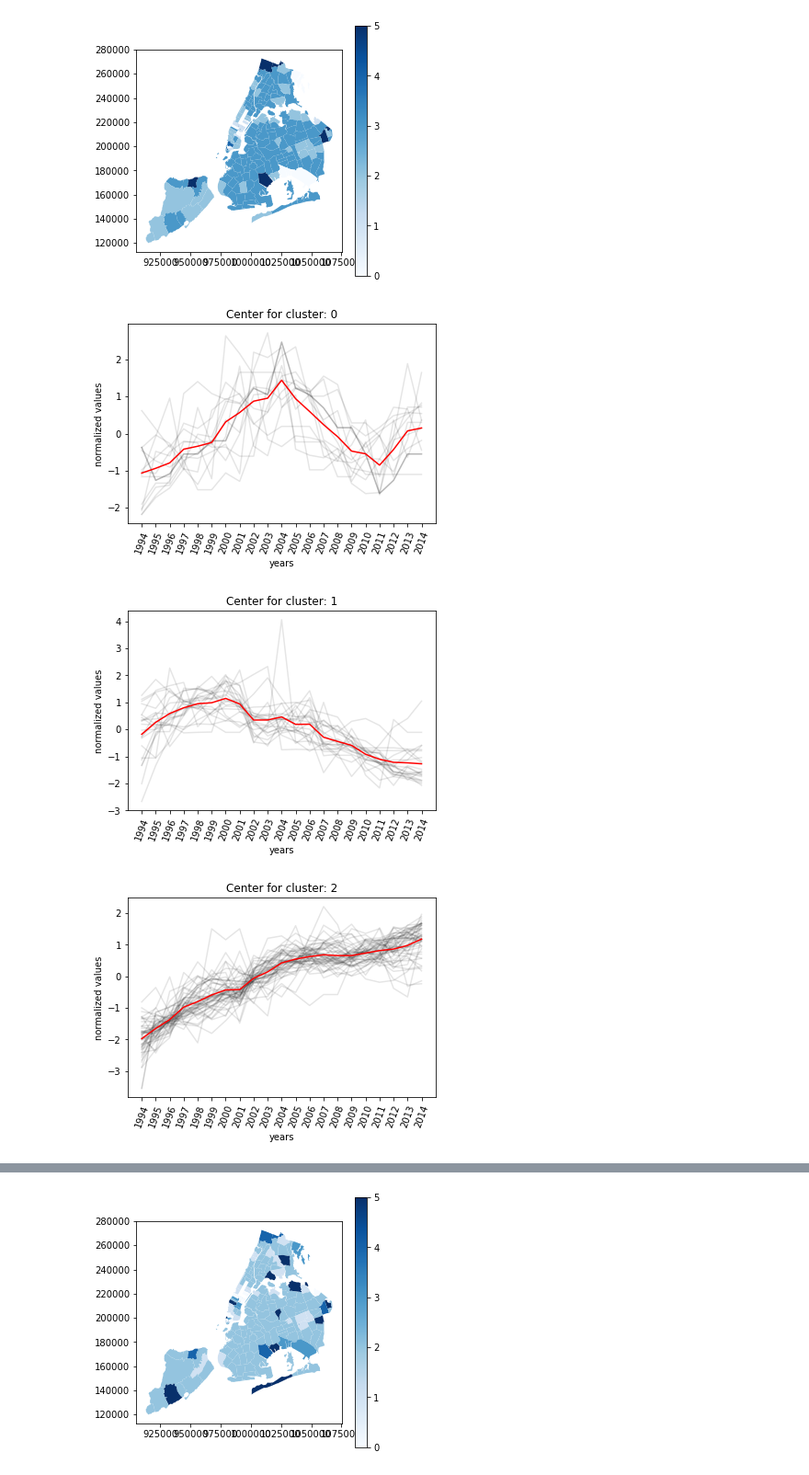
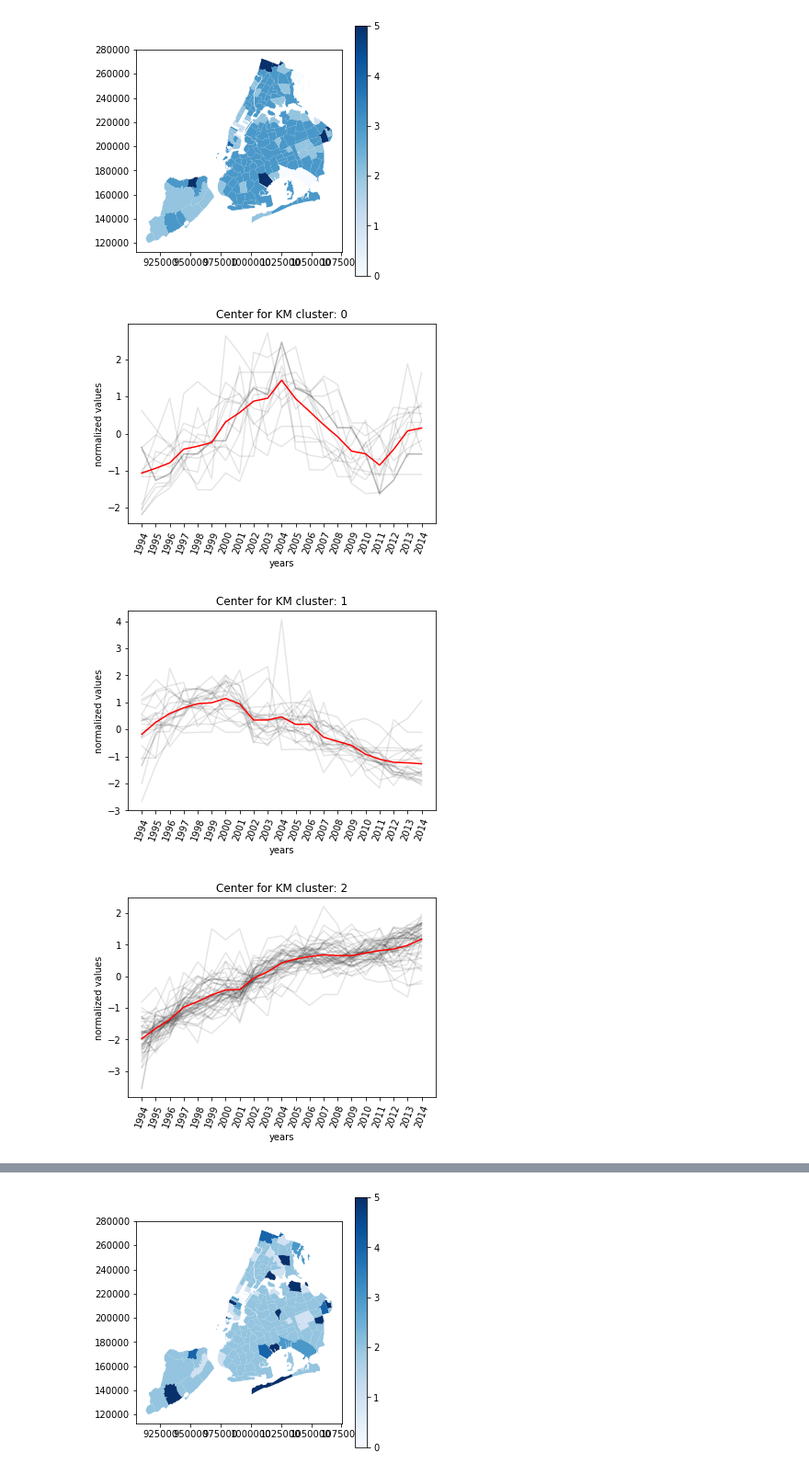
Before and after one commit to SPTKL/PUI2017_bc1561, a Jupyter notebook: HW11_bc1561/HW11_Assignment1_instructions.ipynb, the cells around one changed output, grey strips where cells are left out. Shown at 92% size. Drawn from its saved outputs; the diff is of its cells as text; code cells hidden in the pictures.

```diff
--- a/HW11_bc1561/HW11_Assignment1_instructions.ipynb
+++ b/HW11_bc1561/HW11_Assignment1_instructions.ipynb
@@ -208,16 +208,16 @@ data.plot(column = 'KM7', cmap="Blues", figsize = (5,5), legend = True);
 # %%
 for i in range(6):
     plt.figure()
     df = data[data.KM7 == i]
     for j in range(df.shape[0]):
         plt.plot(list(range(21)), df.iloc[j, 1:22], c = 'k', alpha = 0.1)
     plt.plot(list(range(21)), KM.cluster_centers_[i], c = 'red')
     plt.xticks(list(range(21)), range(1994,2015),rotation = 70)
     plt.xlabel('years')
     plt.ylabel('normalized values')
-    plt.title('Center for cluster: ' + str(i))
+    plt.title('Center for KM cluster: ' + str(i))
     plt.show()
 # %% [output]
-[figure, old version]
+[figure, new version]
-[figure, old version]
+[figure, new version]
-[figure, old version]
+[figure, new version]
```
Also changed, not shown: parts of 3 cells of this notebook, 1 other file.
